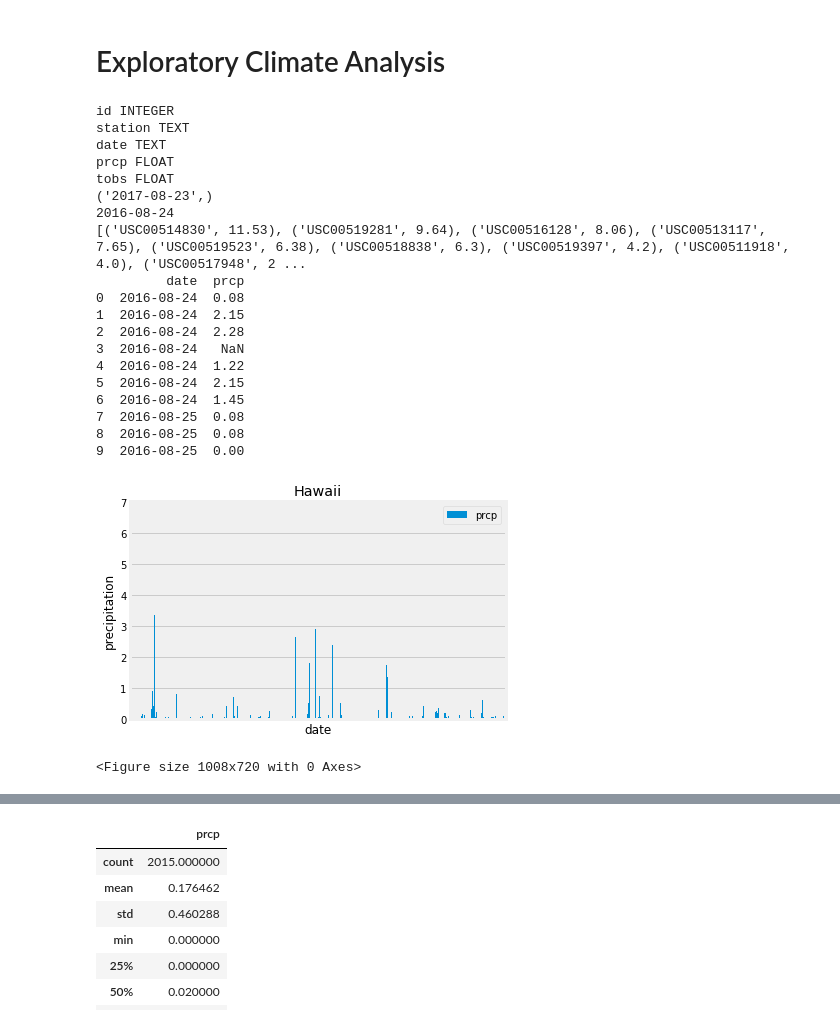
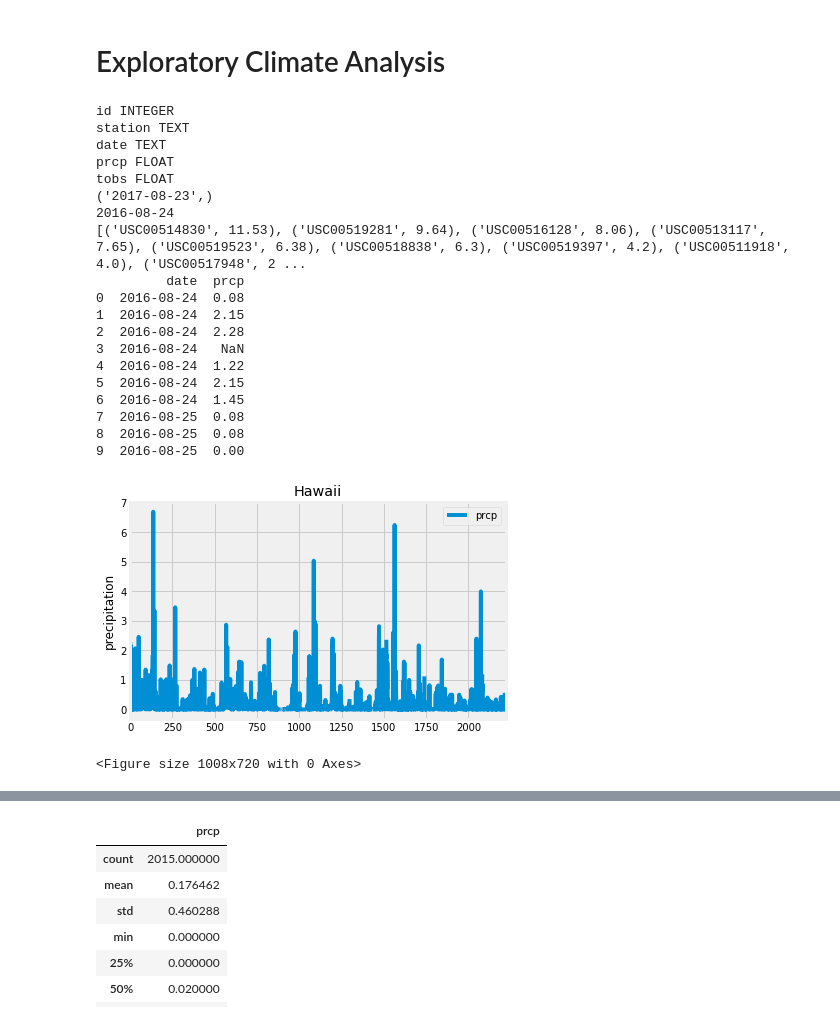
Before and after one commit to ruthsundquist/HW_10_SQLalchemy_FLASK, a Jupyter notebook: climate_starterrh.ipynb, the cells around one changed output, grey strips where cells are left out. Drawn from its saved outputs; the diff is of its cells as text; code cells hidden in the pictures.

```diff
--- a/climate_starterrh.ipynb
+++ b/climate_starterrh.ipynb
@@ -70,37 +70,37 @@ print(rain_df.head(10))
 #print(rain_df)
 
 # Use Pandas Plotting with Matplotlib to plot the data
-rain_df.plot.bar()
-plt.xticks([])
+rain_df.plot.line()
+#plt.xticks("date")
 plt.y = ("prcp")
-plt.xlabel("date")
+#plt.xlabel("date")
 plt.ylabel("precipitation")
 plt.title("Hawaii")
 plt.grid(True)
 plt.figure(figsize=(14, 10))
 plt.tight_layout()
 plt.show()
 # %% [output]
 id INTEGER
 station TEXT
 date TEXT
 prcp FLOAT
 tobs FLOAT
 ('2017-08-23',)
 2016-08-24
 [('USC00514830', 11.53), ('USC00519281', 9.64), ('USC00516128', 8.06), ('USC00513117', 7.65), ('USC00519523', 6.38), ('USC00518838', 6.3), ('USC00519397', 4.2), ('USC00511918', 4.0), ('USC00517948', 2 ...
          date  prcp
 0  2016-08-24  0.08
 1  2016-08-24  2.15
 2  2016-08-24  2.28
 3  2016-08-24   NaN
 4  2016-08-24  1.22
 5  2016-08-24  2.15
 6  2016-08-24  1.45
 7  2016-08-25  0.08
 8  2016-08-25  0.08
 9  2016-08-25  0.00
-[figure, old version]
+[figure, new version]
 <Figure size 1008x720 with 0 Axes>
 # %% [markdown]
 ![precipitation](Images/precipitation.png)
```
